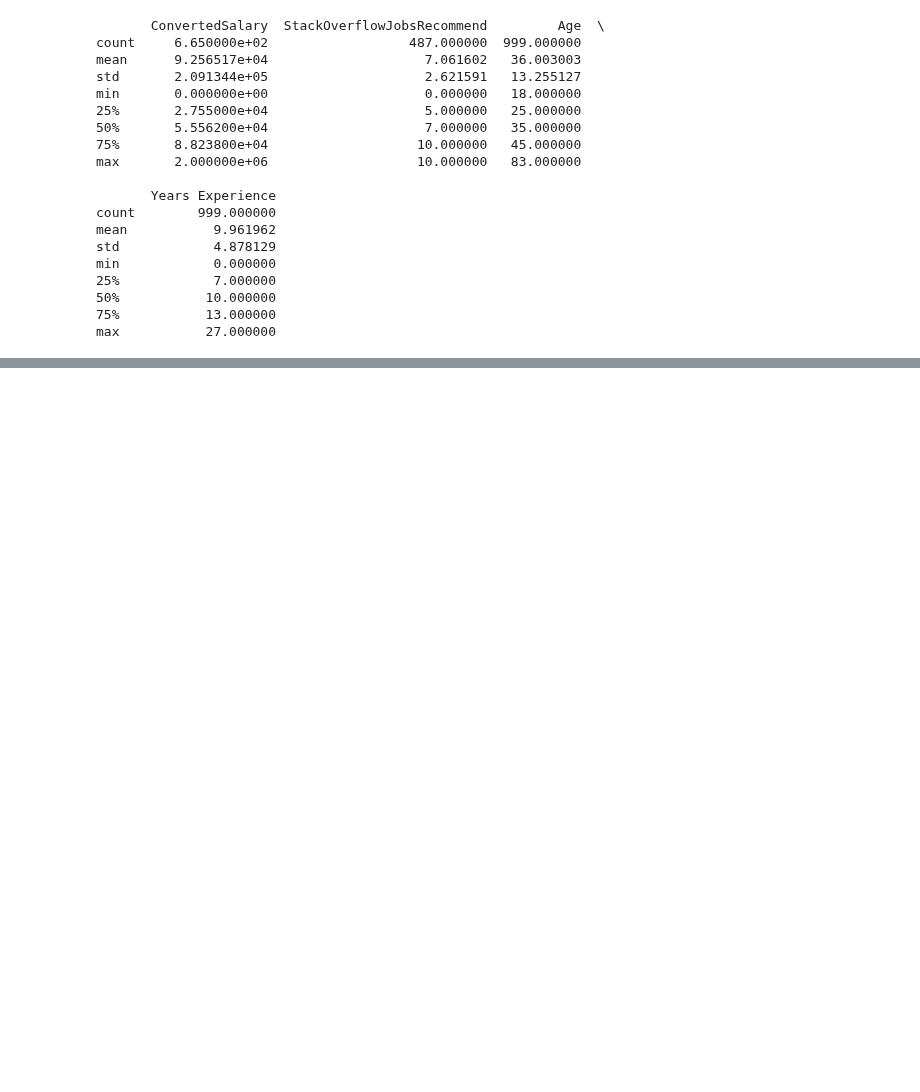
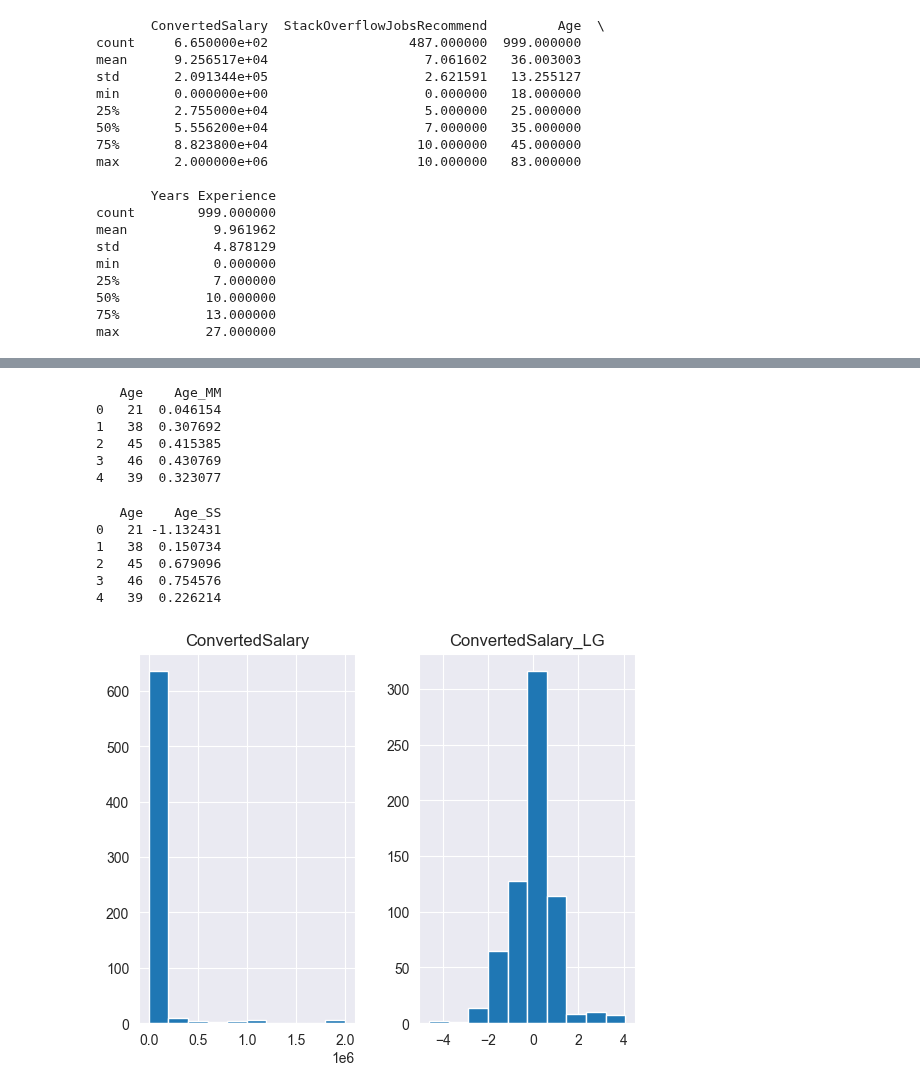
Before and after one commit to GuoweiYang19891101/datacamp_machine_learning_scientist_python, a Jupyter notebook: 10_feature_engineering.ipynb, the cells around one changed output, grey strips where cells are left out. Cells and saved outputs as stored; diff of their text form; code cells hidden in the pictures; blank space fills up the shorter version.

```diff
--- a/10_feature_engineering.ipynb
+++ b/10_feature_engineering.ipynb
@@ -592,0 +592,52 @@ max           27.000000
+# %%
+# normalization
+from sklearn.preprocessing import MinMaxScaler
+import pandas as pd
+
+# get data
+so_survey_df = pd.read_csv('10_datasets/Combined_DS_v10.csv')
+so_numeric_df = so_survey_df.select_dtypes(include=['int', 'float'])
+
+# instantiate scaler and fit_transform
+MM_scaler = MinMaxScaler()
+MM_scaler.fit(so_numeric_df[['Age']])
+so_numeric_df['Age_MM'] = MM_scaler.transform(so_numeric_df[['Age']])
+print(so_numeric_df[['Age', 'Age_MM']].head())
+# %% [output]
+   Age    Age_MM
+0   21  0.046154
+1   38  0.307692
+2   45  0.415385
+3   46  0.430769
+4   39  0.323077
+# %%
+# standardization
+# use same dataset as above exercise
+from sklearn.preprocessing import StandardScaler
+
+# instantiate scaler and fit_transform
+SS_scaler = StandardScaler()
+SS_scaler.fit(so_numeric_df[['Age']])
+so_numeric_df['Age_SS'] = SS_scaler.transform(so_numeric_df[['Age']])
+print(so_numeric_df[['Age', 'Age_SS']].head())
+# %% [output]
+   Age    Age_SS
+0   21 -1.132431
+1   38  0.150734
+2   45  0.679096
+3   46  0.754576
+4   39  0.226214
+# %%
+# log transformation
+# use same dataset as above exercise
+from sklearn.preprocessing import PowerTransformer
+import matplotlib.pyplot as plt
+
+# instantiate scaler and fit_transform
+pow_trans = PowerTransformer()
+pow_trans.fit(so_numeric_df[['ConvertedSalary']])
+so_numeric_df['ConvertedSalary_LG'] = pow_trans.transform(so_numeric_df[['ConvertedSalary']])
+so_numeric_df[['ConvertedSalary', 'ConvertedSalary_LG']].hist()
+plt.show()
+# %% [output]
+[figure, added]
```
Also changed, not shown: parts of 15 cells of this notebook.
